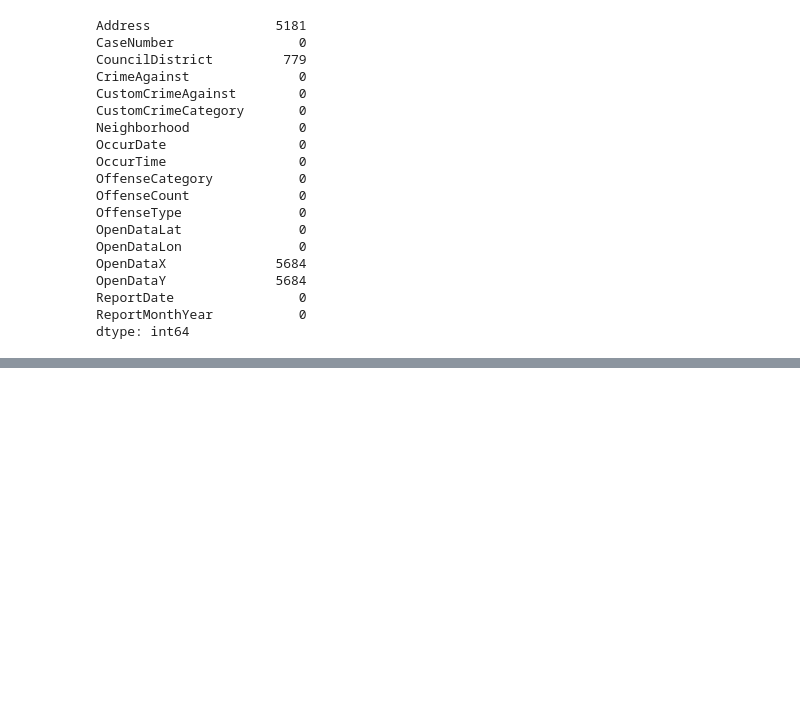
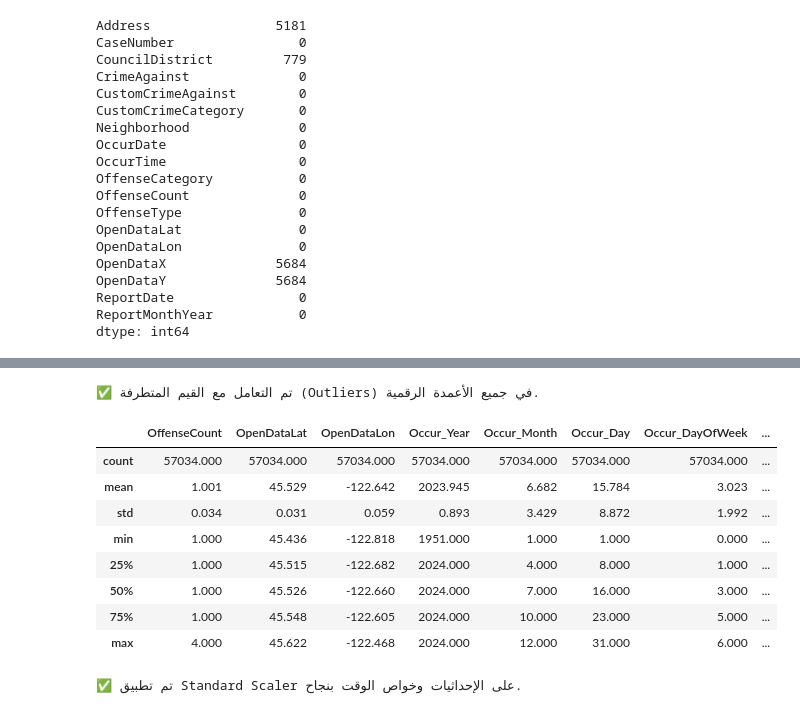
Before and after one commit to AimanAlshujaa/ML-Project, a Jupyter notebook: Crime_Classification.ipynb, the cells around one changed output, grey strips where cells are left out. Cells and saved outputs as stored; diff of their text form; code cells hidden in the pictures; blank space fills up the shorter version.

```diff
--- a/Crime_Classification.ipynb
+++ b/Crime_Classification.ipynb
@@ -137,0 +171,10 @@ dtype: int64
+# %%
+columns_to_drop = [
+    'CaseNumber', 'Address', 'OccurDate',  'ReportDate',
+    'ReportMonthYear', 'OpenDataX', 'OpenDataY'
+]
+
+# تأكد من أنك لم تحذف الأعمدة الجديدة التي قمت بإنشائها (مثل Occur_Hour)
+crime.drop(columns_to_drop, axis=1, inplace=True)
+
+print(f"تم حذف الأعمدة غير الضرورية بنجاح. عدد الأعمدة المتبقية: {crime.shape[1]}")
@@ -137,0 +203,51 @@ dtype: int64
+# %%
+# 1. تحديد الأعمدة الرقمية التي تحتاج إلى معالجة
+numerical_cols = ['OpenDataLat', 'OpenDataLon', 'Occur_Hour', 'Occur_Minute']
+
+# 2. تحديد حد Z-Score (3 انحرافات معيارية)
+z_score = 3
+
+for col in numerical_cols:
+    # حساب الدرجة المعيارية المطلقة لكل قيمة
+    # nan_policy='omit' تتجاهل القيم المفقودة المؤقتة (إن وجدت)
+    crime[f'{col}_ZScore'] = np.abs(stats.zscore(crime[col], nan_policy='omit'))
+
+    # 3. استبدال القيم المتطرفة (Z-Score > 3) بـ NaN
+    # هذا يحافظ على حجم إطار البيانات مؤقتاً
+    crime.loc[crime[f'{col}_ZScore'] > z_score, col] = np.nan
+
+# 4. حذف الصفوف التي تحتوي على NaN الآن (التي كانت متطرفة وتم استبدالها)
+crime.dropna(subset=numerical_cols, inplace=True)
+
+# 5. حذف أعمدة Z-Score المساعدة
+crime.drop([f'{col}_ZScore' for col in numerical_cols], axis=1, inplace=True)
+
+print("✅ تم التعامل مع القيم المتطرفة (Outliers) في جميع الأعمدة الرقمية.")
+# %% [output]
+✅ تم التعامل مع القيم المتطرفة (Outliers) في جميع الأعمدة الرقمية.
+# %%
+crime.describe().round(3)
+# %% [output]
+|  | OffenseCount | OpenDataLat | OpenDataLon | Occur_Year | Occur_Month | Occur_Day | Occur_DayOfWeek | ... |
+| count | 57034.000 | 57034.000 | 57034.000 | 57034.000 | 57034.000 | 57034.000 | 57034.000 | ... |
+| mean | 1.001 | 45.529 | -122.642 | 2023.945 | 6.682 | 15.784 | 3.023 | ... |
+| std | 0.034 | 0.031 | 0.059 | 0.893 | 3.429 | 8.872 | 1.992 | ... |
+| min | 1.000 | 45.436 | -122.818 | 1951.000 | 1.000 | 1.000 | 0.000 | ... |
+| 25% | 1.000 | 45.515 | -122.682 | 2024.000 | 4.000 | 8.000 | 1.000 | ... |
+| 50% | 1.000 | 45.526 | -122.660 | 2024.000 | 7.000 | 16.000 | 3.000 | ... |
+| 75% | 1.000 | 45.548 | -122.605 | 2024.000 | 10.000 | 23.000 | 5.000 | ... |
+| max | 4.000 | 45.622 | -122.468 | 2024.000 | 12.000 | 31.000 | 6.000 | ... |
+# %%
+# الأعمدة التي يجب قياسها (هي نفس الأعمدة التي عالجنا قيمها المتطرفة)
+cols_to_scale = ['OpenDataLat', 'OpenDataLon', 'Occur_Hour', 'Occur_Minute']
+
+# 1. تهيئة المُقيس
+scaler = StandardScaler()
+
+# 2. تطبيق القياس على البيانات (fit_transform)
+# سيتم استبدال الأعمدة الأصلية بالقيم المقاسة (الموحدة)
+crime[cols_to_scale] = scaler.fit_transform(crime[cols_to_scale])
+
+print("✅ تم تطبيق Standard Scaler على الإحداثيات وخواص الوقت بنجاح.")
+# %% [output]
+✅ تم تطبيق Standard Scaler على الإحداثيات وخواص الوقت بنجاح.
```
Also changed, not shown: parts of 6 cells of this notebook.
